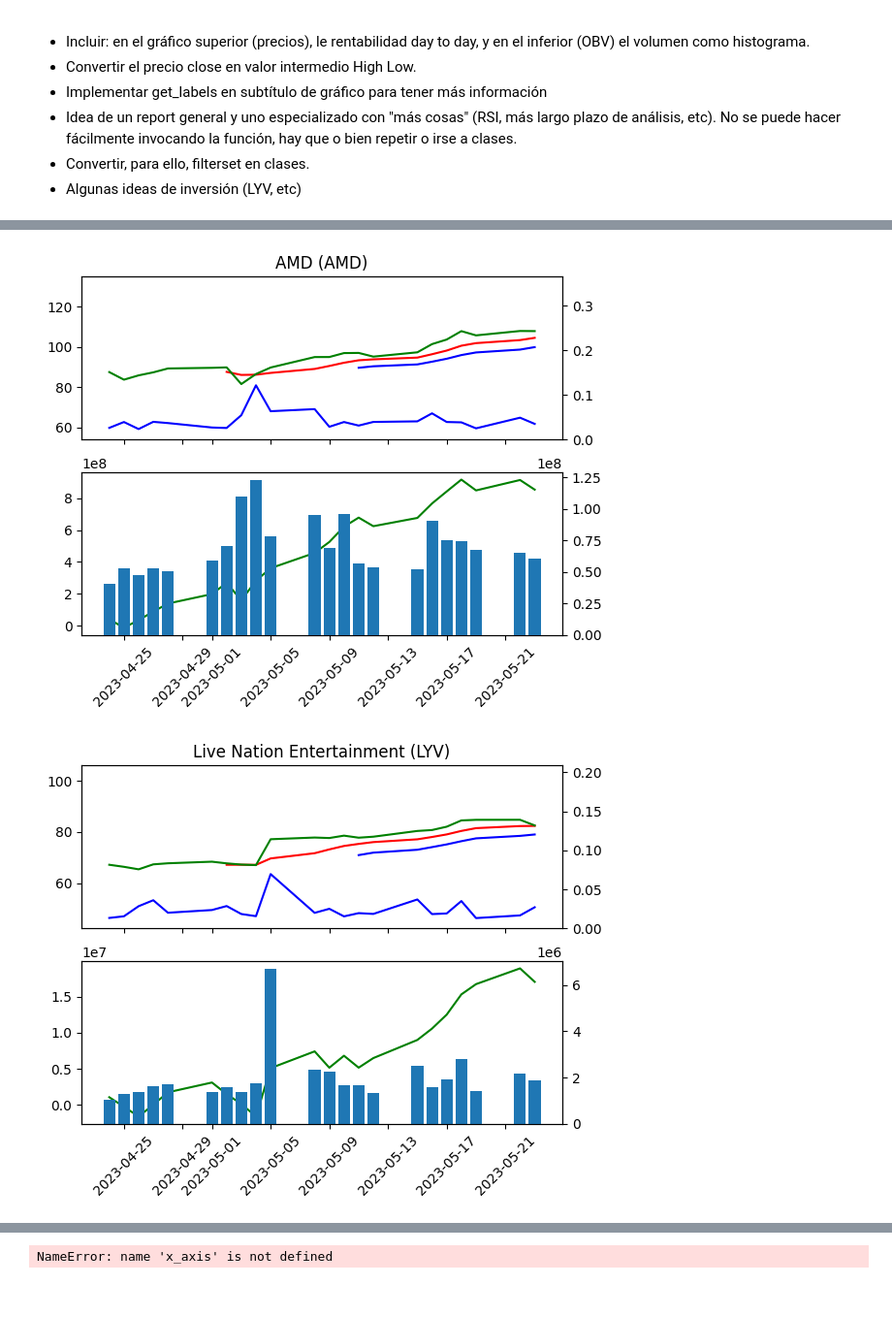
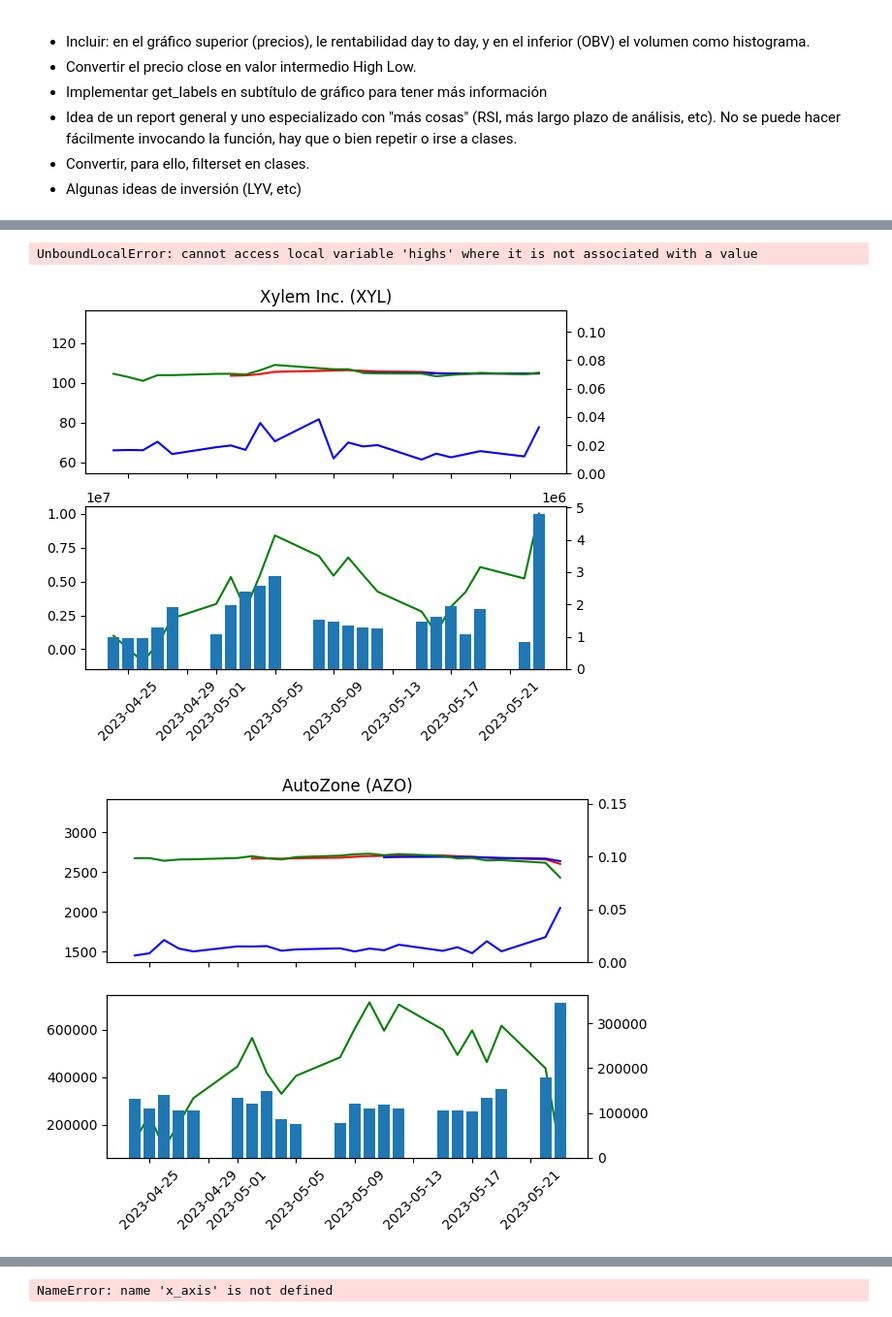
Before and after one commit to pablomleal/TA_Lib, a Jupyter notebook: index.ipynb, the cells around one changed output, grey strips where cells are left out. Shown: that part at 97% size. Saved outputs shown, nothing was run; the diff lists cells and outputs as text; code cells hidden in the pictures.

```diff
--- a/index.ipynb
+++ b/index.ipynb
@@ -43,9 +43,11 @@ def processData(closes, volumes, QUICK_EMA_PERIOD=7, SLOW_EMA_PERIOD=14, latestW
     OBV_df= calc.get_OBV_df(volumes, closes)
     keyStats = calc.get_intersection_point(EMA_df, closes)
     (keyStats['avgRatio'], keyStats['MinAbsRatio']) = calc.ratioWrapper(EMA_df, companies, keyStats)
+    keyStats['lastMAR']=EMA_df['Ratio'].iloc[-1]
     keyStats['latestGrowth'] = round(closes.pct_change()[-latestWindow:].min(),5)
-    keyStats['lastMAR']=EMA_df['Ratio'].iloc[-1]
     keyStats['ratioContr'] = calc.get_stocks_growing_now(closes, keyStats, 3)
+
+    keyStats['LVTH_ratio']=get_trending(volumes)
 
     return(EMA_df, OBV_df, keyStats)
 
@@ -131,9 +141,9 @@ def find_stocks(filterSet, numberOfStocks=500, daysSince=30):
 
 (closes, spreads, volumes, EMA_df, keyStats, tickers_df, highs, lows) = find_stocks(numberOfStocks=500, daysSince=30, filterSet=dict({
     #"aboveAvgRatio":0.02,
-    "aboveMinAbs":0.0001, #Originally 0.0001
+    "aboveMinAbs":-1, #Originally 0.0001
     #"minPositivePeriod":4,
-    "ratioContr":0,
+    "ratioContr":-1,
     "latestGrowth":-1 #Originally 0.005
      }))
 # %% [output]
@@ -153,3 +152,4 @@ Starting filtering...
 Displaying 10 first companies
+UnboundLocalError: cannot access local variable 'highs' where it is not associated with a value
-[figure, old version]
+[figure, new version]
-[figure, old version]
+[figure, new version]
```
Also changed, not shown: parts of 18 cells of this notebook, 5 other files.
